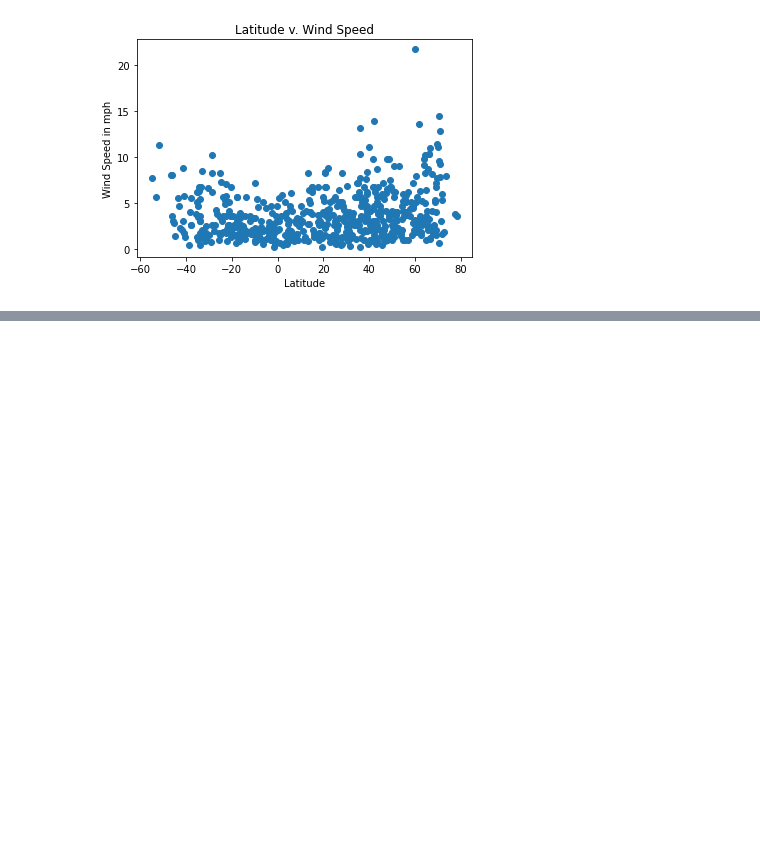
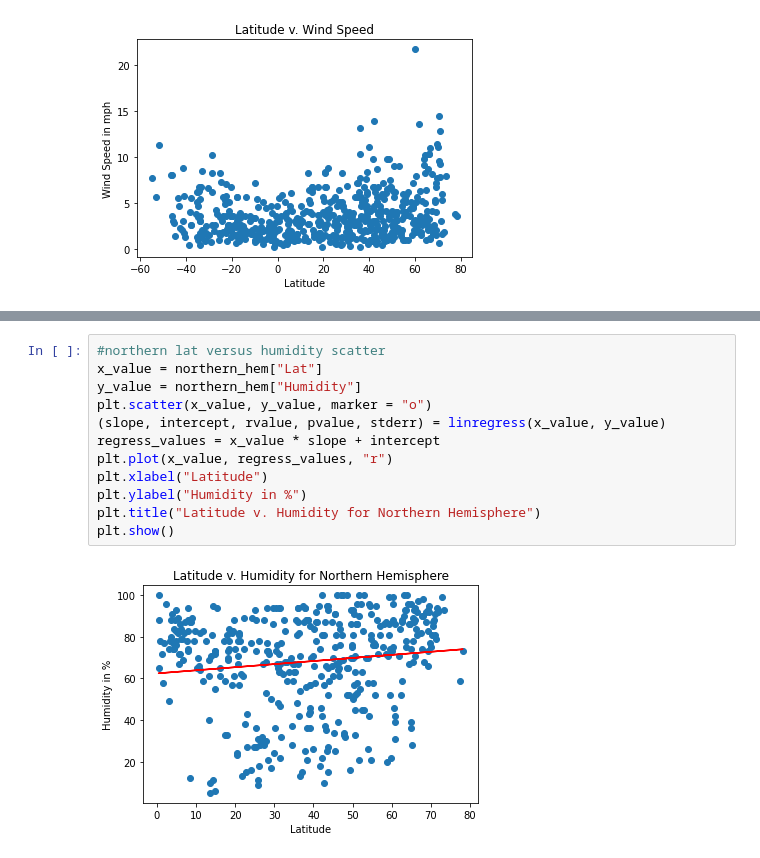
Before and after one commit to artroxel/Python-API-Challenge, a Jupyter notebook: WeatherPy/WeatherPy.ipynb, the cells around one changed output, grey strips where cells are left out. Saved outputs shown, nothing was run; the diff lists cells and outputs as text; blank space fills up the shorter version.

```diff
--- a/WeatherPy/WeatherPy.ipynb
+++ b/WeatherPy/WeatherPy.ipynb
@@ -182,0 +214,14 @@ plt.show()
+# %%
+#northern lat versus humidity scatter
+x_value = northern_hem["Lat"]
+y_value = northern_hem["Humidity"]
+plt.scatter(x_value, y_value, marker = "o")
+(slope, intercept, rvalue, pvalue, stderr) = linregress(x_value, y_value)
+regress_values = x_value * slope + intercept
+plt.plot(x_value, regress_values, "r")
+plt.xlabel("Latitude")
+plt.ylabel("Humidity in %")
+plt.title("Latitude v. Humidity for Northern Hemisphere")
+plt.show()
+# %% [output]
+[figure, added]
```
Also changed, not shown: parts of 8 cells of this notebook.
